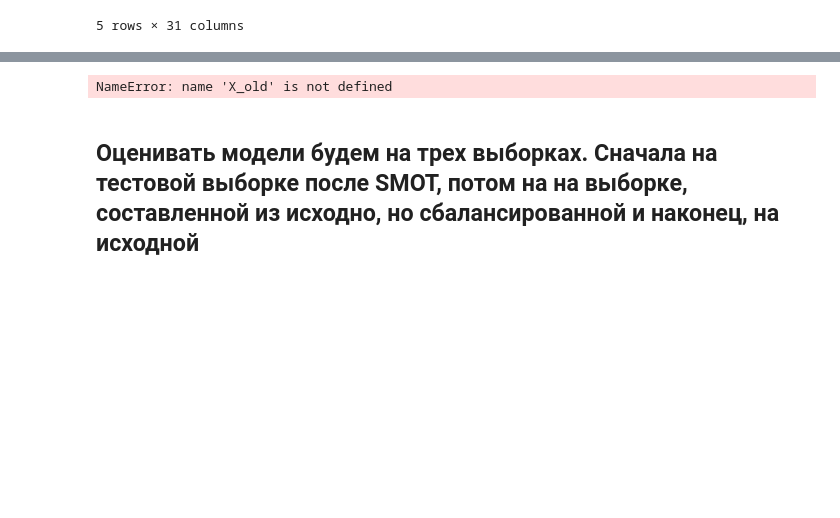
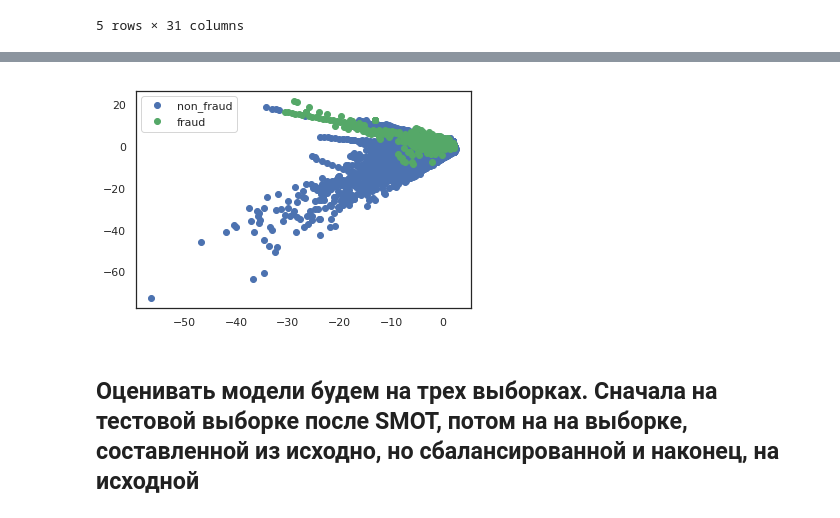
Before and after one commit to Ilyua/bizone, a Jupyter notebook: Bi.zone.ipynb, the cells around one changed output, grey strips where cells are left out. Drawn from its saved outputs; the diff is of its cells as text; code cells hidden in the pictures; blank space fills up the shorter version.

```diff
--- a/Bi.zone.ipynb
+++ b/Bi.zone.ipynb
@@ -69,9 +69,9 @@ sns.distplot(df[df['Class']==1]['Time'],100);
 # %%
-plt.plot(X_old[['V1','V2']].values[Y_old == 0,0], X_old[['V1','V2']].values[Y_old == 0, 1], 'bo', label='non_fraud')
-plt.plot(X_old[['V1','V2']].values[Y_old == 1,0], X_old[['V1','V2']].values[Y_old == 1, 1], 'go', label='fraud')
+plt.plot(df[['V1','V2']].values[df['Class'] == 0,0], df[['V1','V2']].values[df['Class'] == 0, 1], 'bo', label='non_fraud')
+plt.plot(df[['V1','V2']].values[df['Class'] == 1,0], df[['V1','V2']].values[df['Class'] == 1, 1], 'go', label='fraud')
 plt.legend(loc=0);
 # %% [output]
-NameError: name 'X_old' is not defined
+[figure, added]
 # %% [markdown]
 ## Оценивать модели будем на трех выборках. Сначала на тестовой выборке после SMOT, потом на на выборке, составленной из исходно, но сбалансированной и наконец, на исходной
 # %%
```
Also changed, not shown: parts of 13 cells of this notebook.
